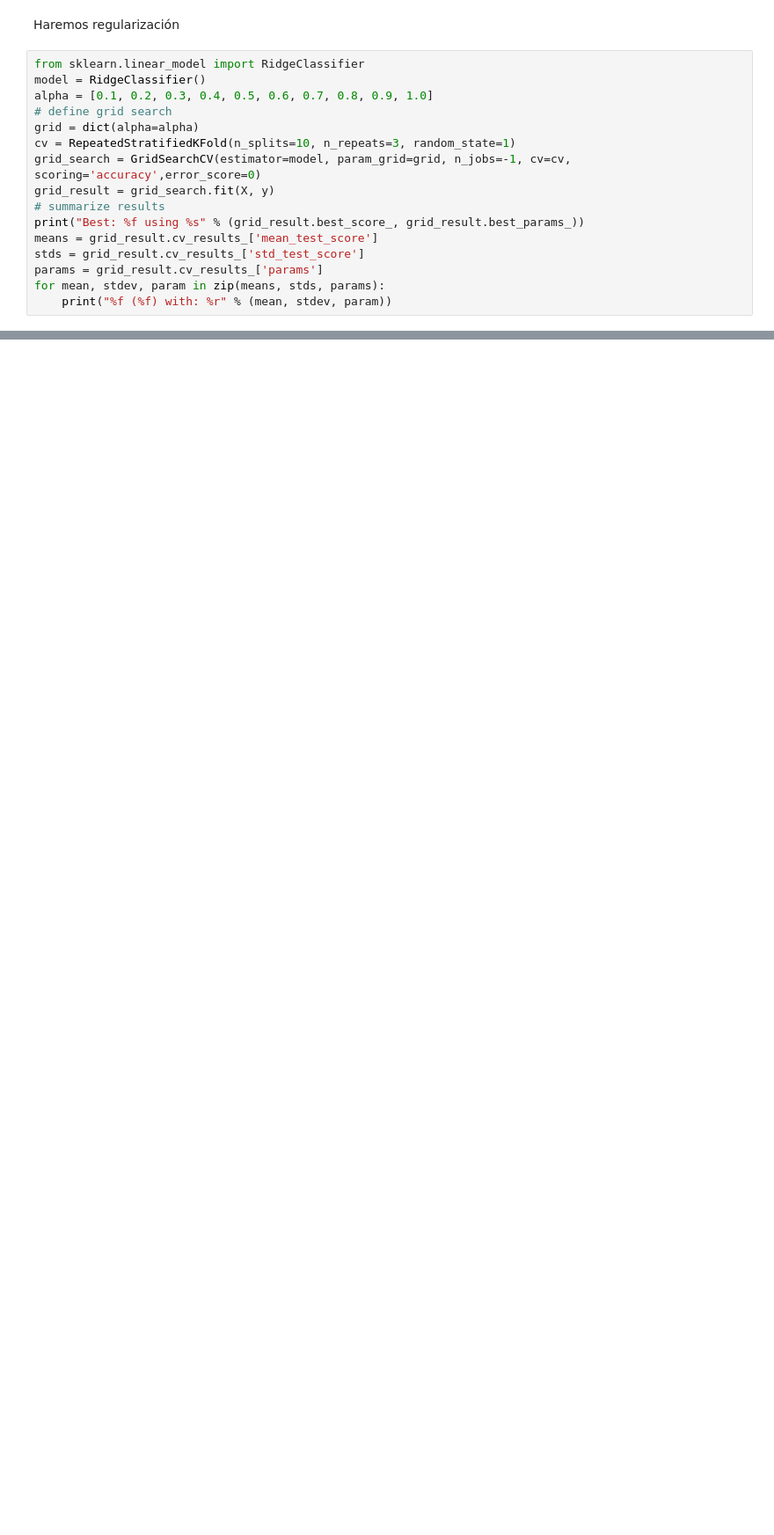
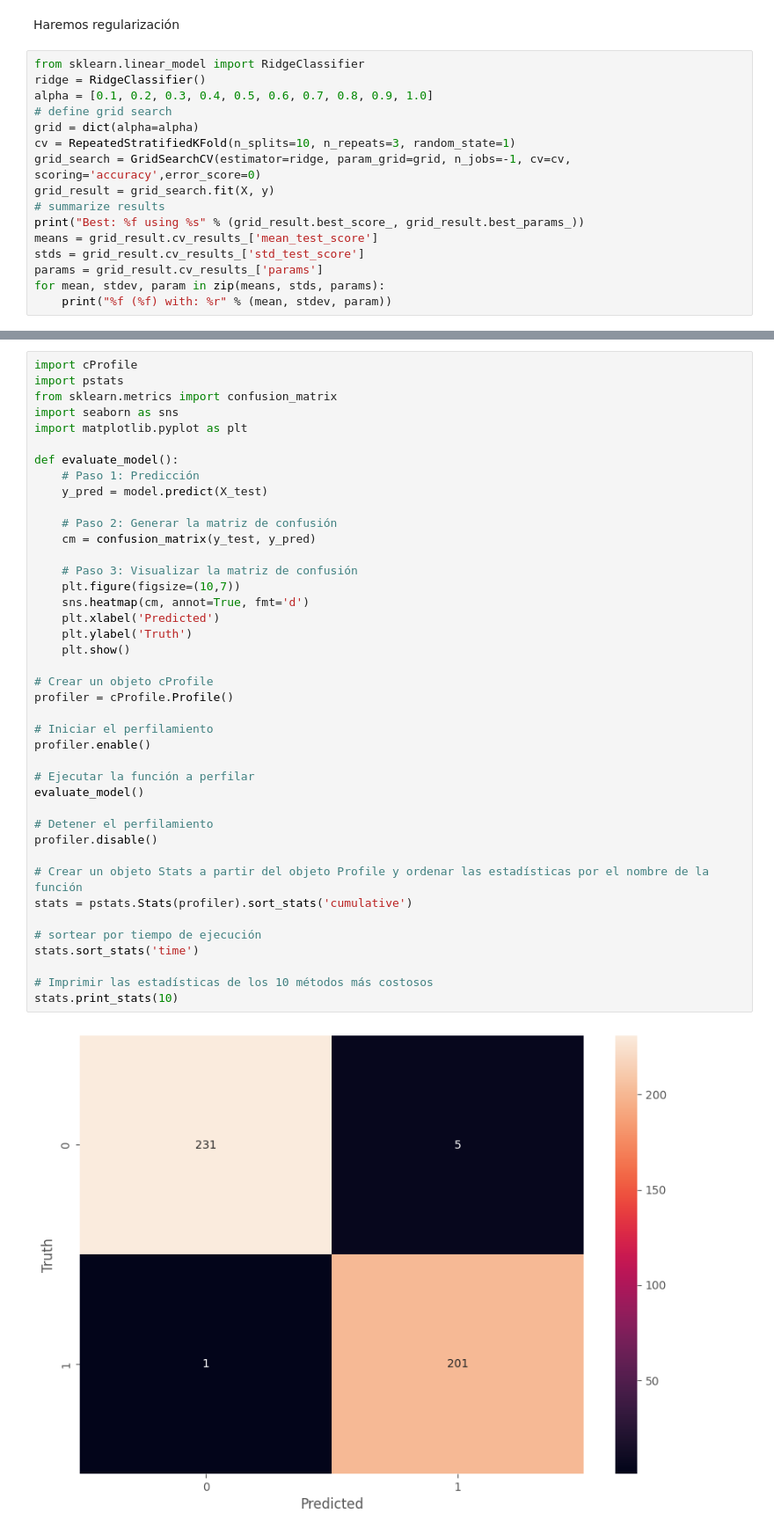
Before and after one commit to estebandonis/HT6-MineriadeDatos, a Jupyter notebook: hoja6.ipynb, the cells around one changed output, grey strips where cells are left out. Shown at 88% size. Cells and saved outputs as stored; diff of their text form; blank space fills up the shorter version.

```diff
--- a/hoja6.ipynb
+++ b/hoja6.ipynb
@@ -557,12 +584,12 @@ Please also refer to the documentation for alternative solver options:
 Haremos regularización
 # %%
 from sklearn.linear_model import RidgeClassifier
-model = RidgeClassifier()
+ridge = RidgeClassifier()
 alpha = [0.1, 0.2, 0.3, 0.4, 0.5, 0.6, 0.7, 0.8, 0.9, 1.0]
 # define grid search
 grid = dict(alpha=alpha)
 cv = RepeatedStratifiedKFold(n_splits=10, n_repeats=3, random_state=1)
-grid_search = GridSearchCV(estimator=model, param_grid=grid, n_jobs=-1, cv=cv, scoring='accuracy',error_score=0)
+grid_search = GridSearchCV(estimator=ridge, param_grid=grid, n_jobs=-1, cv=cv, scoring='accuracy',error_score=0)
 grid_result = grid_search.fit(X, y)
 # summarize results
 print("Best: %f using %s" % (grid_result.best_score_, grid_result.best_params_))
@@ -612,0 +618,43 @@ weighted avg       0.99      0.99      0.99       438
+# %%
+import cProfile
+import pstats
+from sklearn.metrics import confusion_matrix
+import seaborn as sns
+import matplotlib.pyplot as plt
+
+def evaluate_model():
+    # Paso 1: Predicción
+    y_pred = model.predict(X_test)
+
+    # Paso 2: Generar la matriz de confusión
+    cm = confusion_matrix(y_test, y_pred)
+
+    # Paso 3: Visualizar la matriz de confusión
+    plt.figure(figsize=(10,7))
+    sns.heatmap(cm, annot=True, fmt='d')
+    plt.xlabel('Predicted')
+    plt.ylabel('Truth')
+    plt.show()
+
+# Crear un objeto cProfile
+profiler = cProfile.Profile()
+
+# Iniciar el perfilamiento
+profiler.enable()
+
+# Ejecutar la función a perfilar
+evaluate_model()
+
+# Detener el perfilamiento
+profiler.disable()
+
+# Crear un objeto Stats a partir del objeto Profile y ordenar las estadísticas por el nombre de la función
+stats = pstats.Stats(profiler).sort_stats('cumulative')
+
+# sortear por tiempo de ejecución
+stats.sort_stats('time')
+
+# Imprimir las estadísticas de los 10 métodos más costosos
+stats.print_stats(10)
+# %% [output]
+[figure, added]
```
Also changed, not shown: parts of 18 cells of this notebook, 2 other files.
